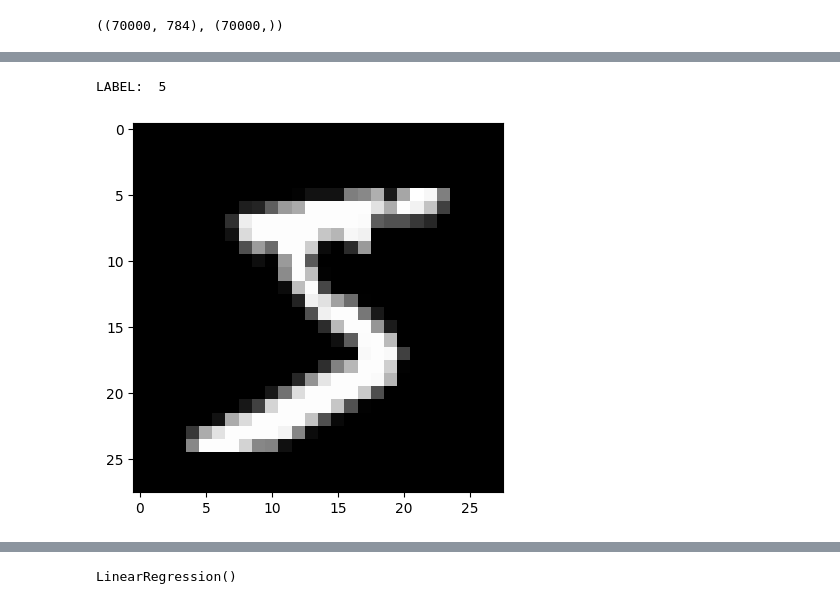
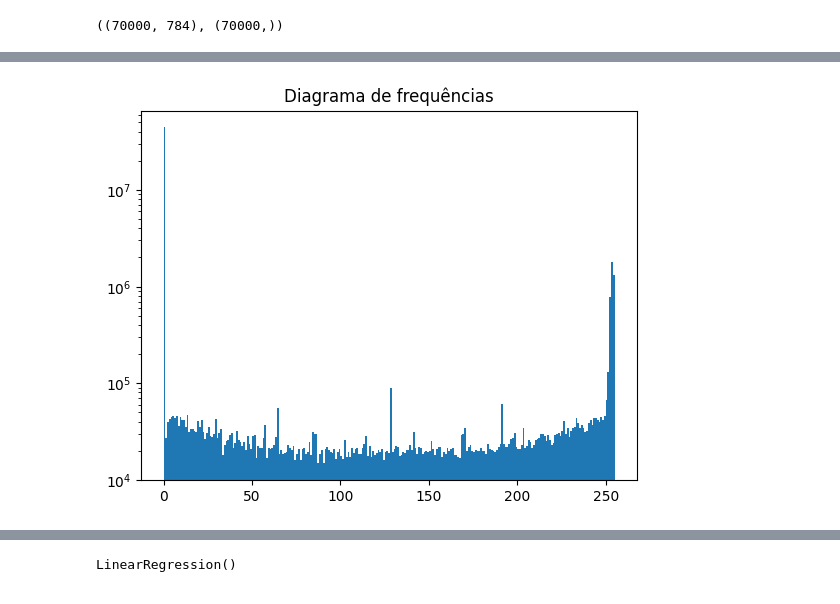
Before and after one commit to mfilipak/FILIPAK-DATA-SCIENCE, a Jupyter notebook: DIA1.ipynb, the cells around one changed output, grey strips where cells are left out. Drawn from its saved outputs; the diff is of its cells as text; code cells hidden in the pictures.

```diff
--- a/DIA1.ipynb
+++ b/DIA1.ipynb
@@ -42,9 +69,7 @@ plt.show()
-# %%
-
-
-print("LABEL: ", Y[0])
-plt.imshow(X[0].reshape((28,28)), cmap="gray")
-plt.show()
-# %% [output]
-LABEL:  5
-[figure, removed]
+# %%
+plt.hist(X.ravel(), bins=255)
+plt.title("Diagrama de frequências")
+plt.yscale("log")
+plt.show()
+# %% [output]
+[figure, added]
```
Also changed, not shown: parts of 14 cells of this notebook.
